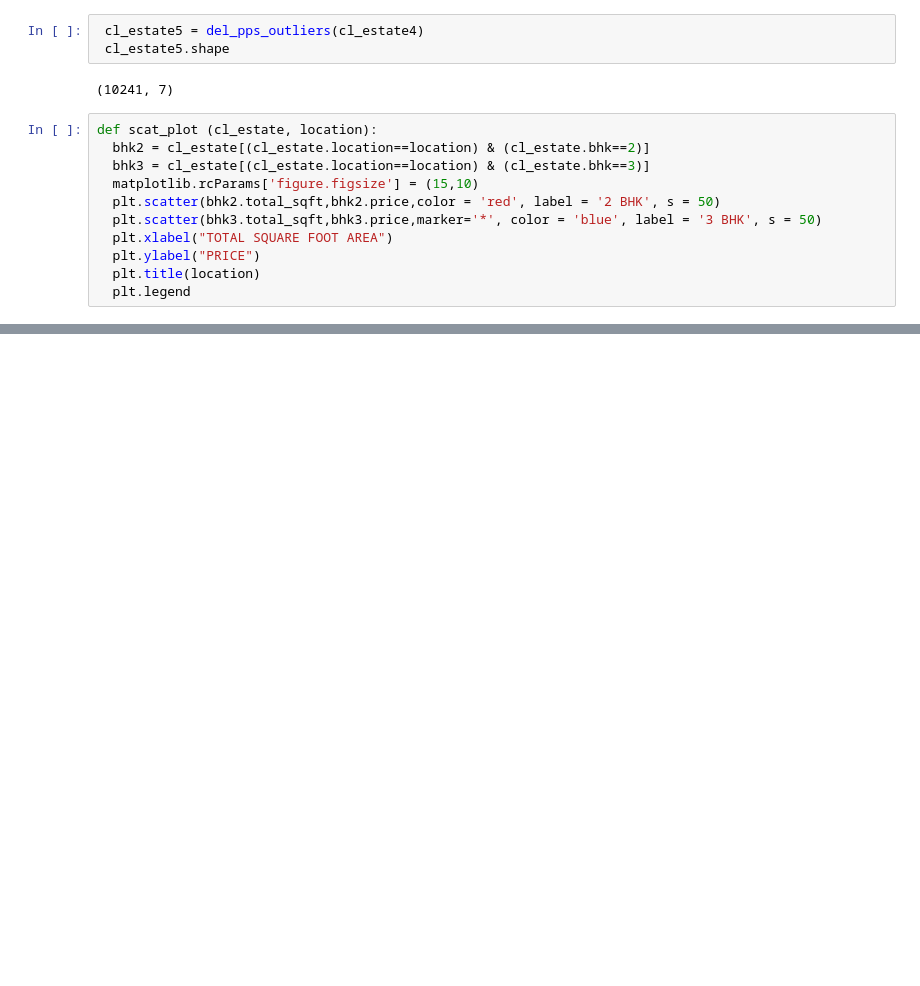
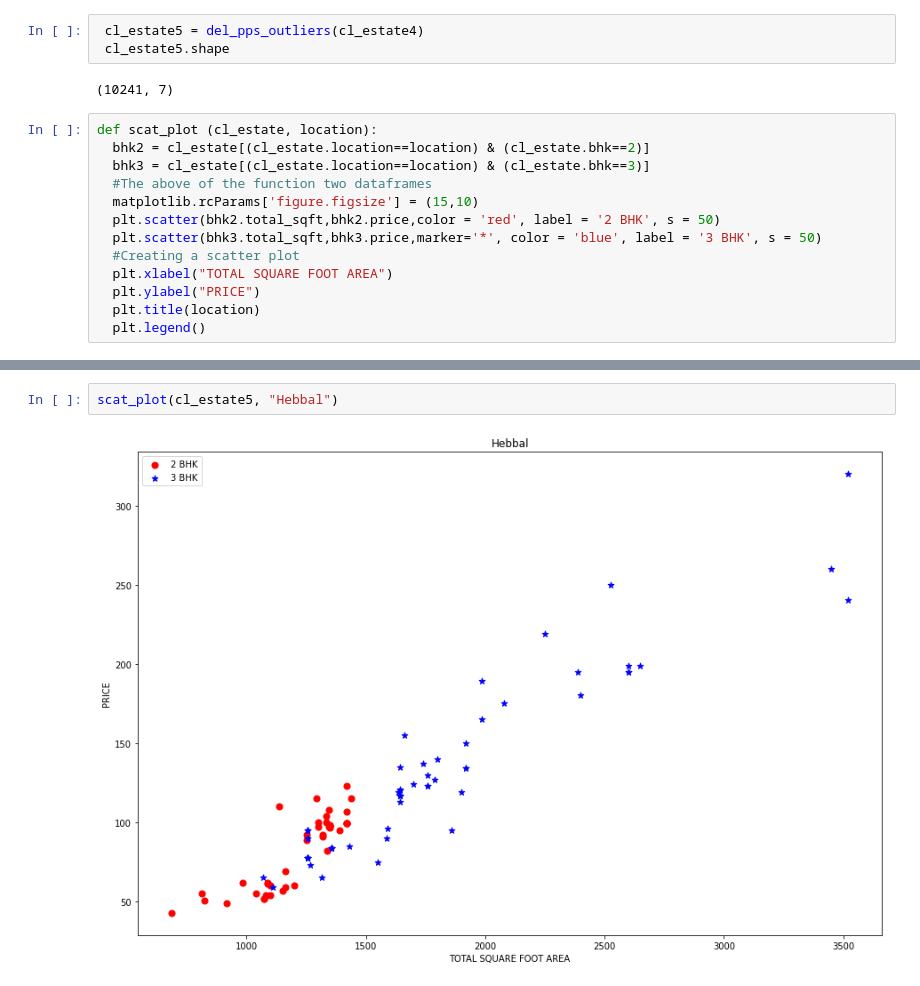
Before and after one commit to QABoahene/Real-Estate-Predictin, a Jupyter notebook: Real_Estate_Price_Prediction.ipynb, the cells around one changed output, grey strips where cells are left out. Saved outputs shown, nothing was run; the diff lists cells and outputs as text; blank space fills up the shorter version.

```diff
--- a/Real_Estate_Price_Prediction.ipynb
+++ b/Real_Estate_Price_Prediction.ipynb
@@ -391,13 +393,15 @@ def del_pps_outliers(cl_estate): #Taking input
 def scat_plot (cl_estate, location):
   bhk2 = cl_estate[(cl_estate.location==location) & (cl_estate.bhk==2)]
   bhk3 = cl_estate[(cl_estate.location==location) & (cl_estate.bhk==3)]
+  #The above of the function two dataframes
   matplotlib.rcParams['figure.figsize'] = (15,10)
   plt.scatter(bhk2.total_sqft,bhk2.price,color = 'red', label = '2 BHK', s = 50)
   plt.scatter(bhk3.total_sqft,bhk3.price,marker='*', color = 'blue', label = '3 BHK', s = 50)
+  #Creating a scatter plot
   plt.xlabel("TOTAL SQUARE FOOT AREA")
   plt.ylabel("PRICE")
   plt.title(location)
-  plt.legend
+  plt.legend()
 # %%
 scat_plot(cl_estate5, "Rajaji Nagar")
 # %% [output]
@@ -404,0 +409,4 @@ scat_plot(cl_estate5, "Rajaji Nagar")
+# %%
+scat_plot(cl_estate5, "Hebbal")
+# %% [output]
+[figure, added]
```
Also changed, not shown: parts of 17 cells of this notebook.
